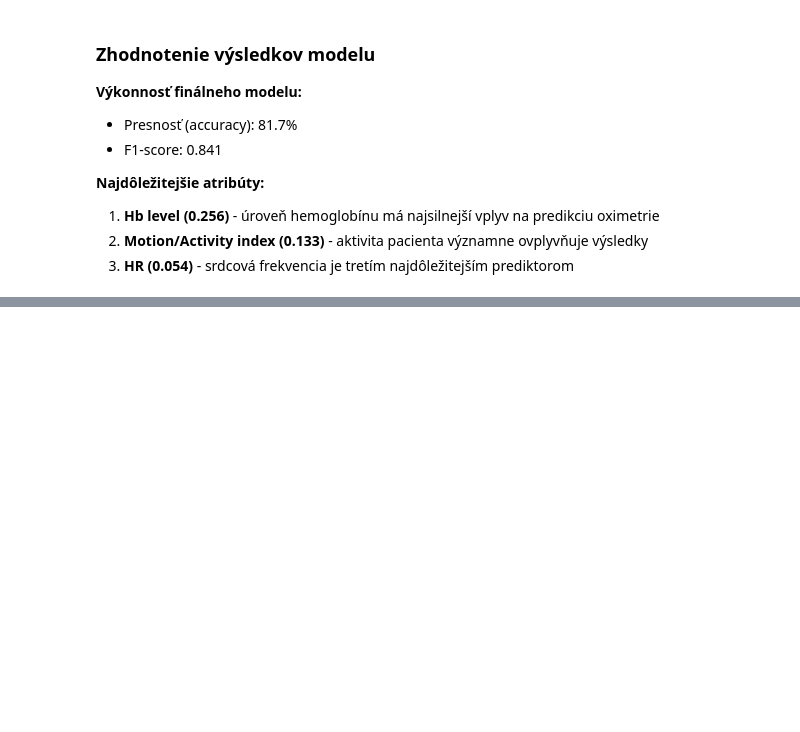
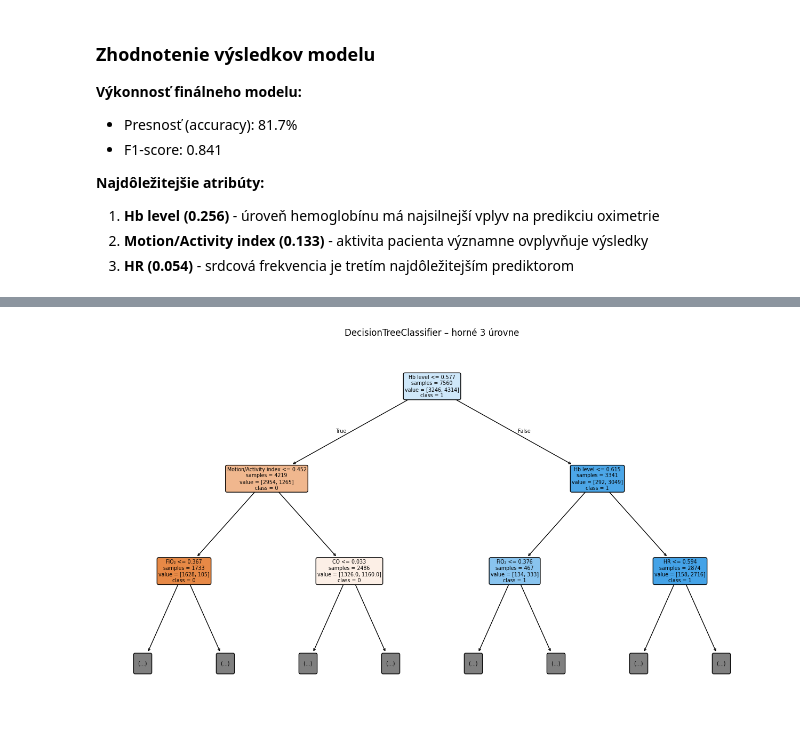
Before and after one commit to BohachNazar/IAUZadanie1, a Jupyter notebook: 1.ipynb, the cells around one changed output, grey strips where cells are left out. Cells and saved outputs as stored; diff of their text form; code cells hidden in the pictures; blank space fills up the shorter version.

```diff
--- a/1.ipynb
+++ b/1.ipynb
@@ -1597,7 +1595,7 @@ Použitie viacerých metód umožňuje overiť konzistentnosť výsledkov a iden
 #### (B-2b) Využite možnosti sklearn.pipeline
 # %%
 from sklearn.linear_model import LogisticRegression
-from sklearn.feature_selection import mutual_info_regression
+from sklearn.feature_selection import mutual_info_classif
 from sklearn.impute import SimpleImputer
 from sklearn.pipeline import Pipeline
 
@@ -1630,7 +1628,7 @@ preprocessor = ColumnTransformer(
 
 pipeline = Pipeline(steps=[
     ("preprocessing", preprocessor),
-    ("feature_selection", SelectKBest(score_func=mutual_info_regression, k=10)),
+    ("feature_selection", SelectKBest(score_func=mutual_info_classif, k=10)),
     ("model", LogisticRegression(max_iter=1000))
 ])
 
@@ -1704,0 +2044,17 @@ weighted avg       0.82      0.82      0.82      1891
+# %%
+# 3.2 (D) Vizualizácia rozhodovacieho stromu
+import matplotlib.pyplot as plt
+from sklearn import tree
+
+plt.figure(figsize=(16, 9))
+tree.plot_tree(
+    pipeline_tree.named_steps["model"],
+    feature_names=selected_feature_names,
+    class_names=["0","1"],
+    filled=True, rounded=True, impurity=False, proportion=False,
+    max_depth=2
+)
+plt.title("DecisionTreeClassifier – horné 3 úrovne")
+plt.show()
+# %% [output]
+[figure, added]
```
Also changed, not shown: parts of 9 cells of this notebook.
